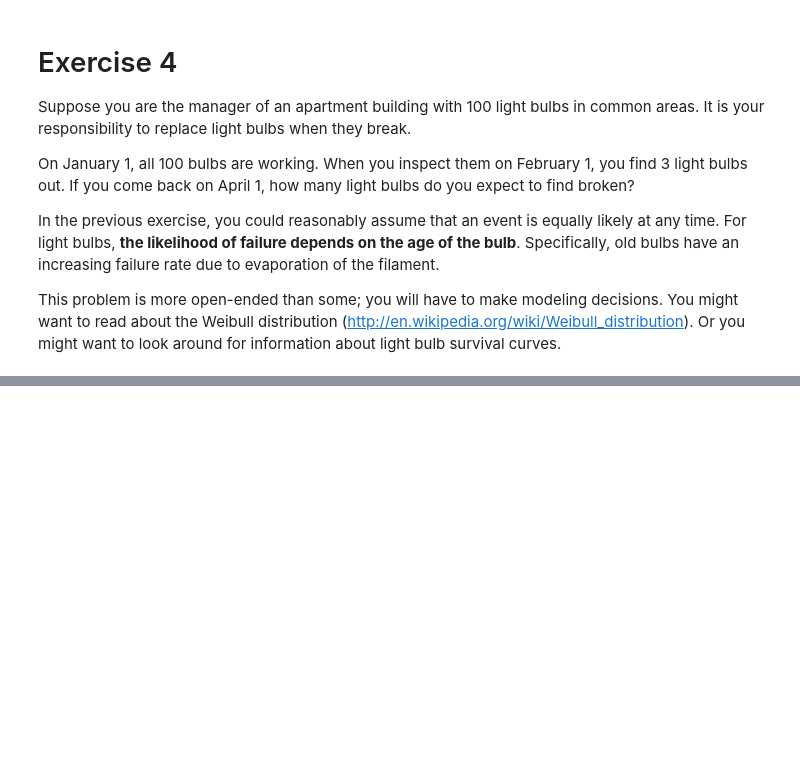
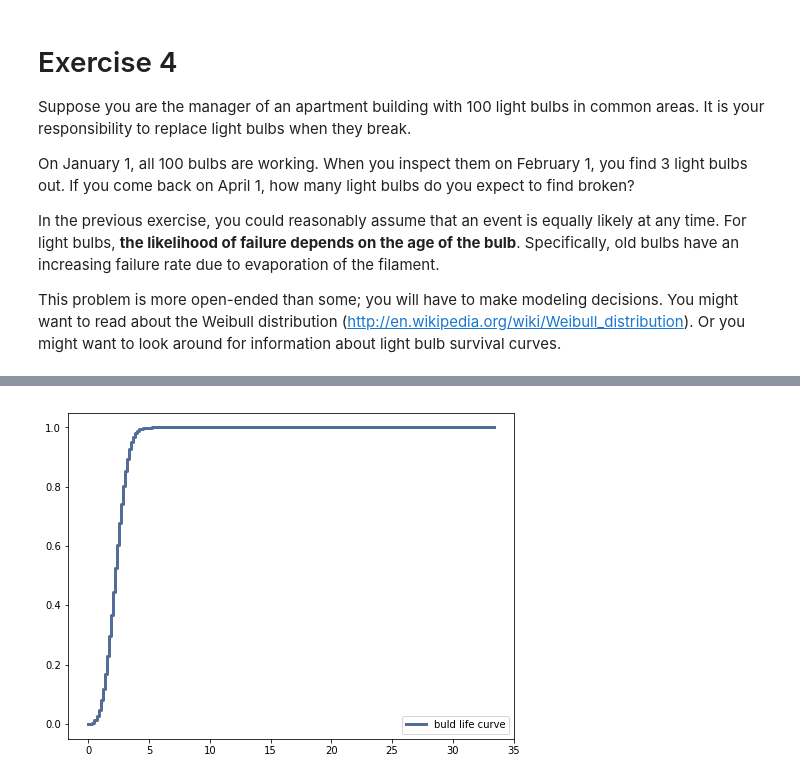
Before and after one commit to llv22/thinkbayes, a Jupyter notebook: chapter7/chapter7_exercises.ipynb, the cells around one changed output, grey strips where cells are left out. Drawn from its saved outputs; the diff is of its cells as text; code cells hidden in the pictures; blank space fills up the shorter version.

```diff
--- a/chapter7/chapter7_exercises.ipynb
+++ b/chapter7/chapter7_exercises.ipynb
@@ -296,0 +332,9 @@ from thinkbayes2 import EvalWeibullPdf, EvalWeibullPdf, MakeWeibullPmf
+# %%
+bulb_cdf=bulb_pmf.MakeCdf()
+thinkplot.Clf()
+thinkplot.PrePlot(num=2)
+thinkplot.cdf(bulb_cdf, label="buld life curve")
+plt.legend()
+plt.show()
+# %% [output]
+[figure, added]
```
Also changed, not shown: parts of 4 cells of this notebook, 1 other file.
